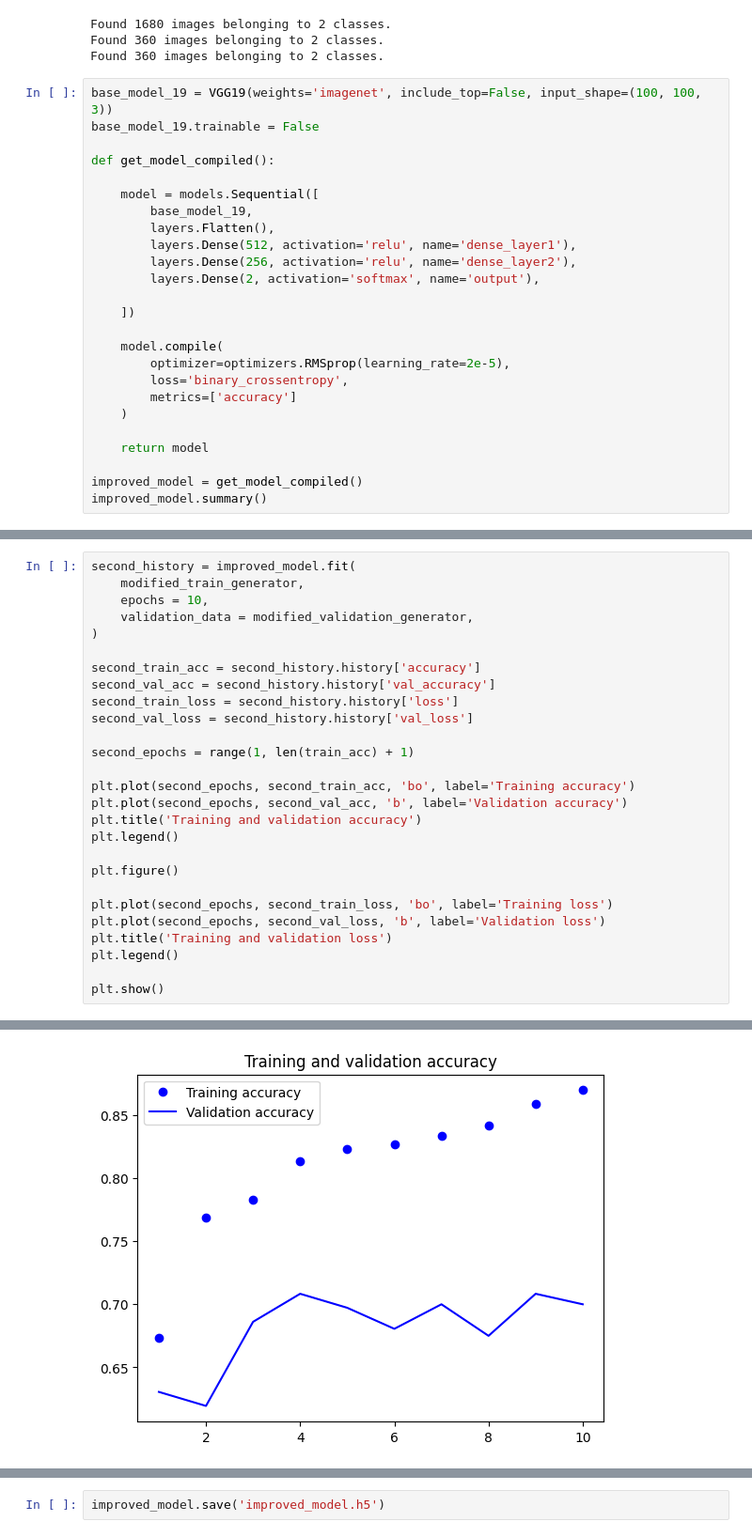
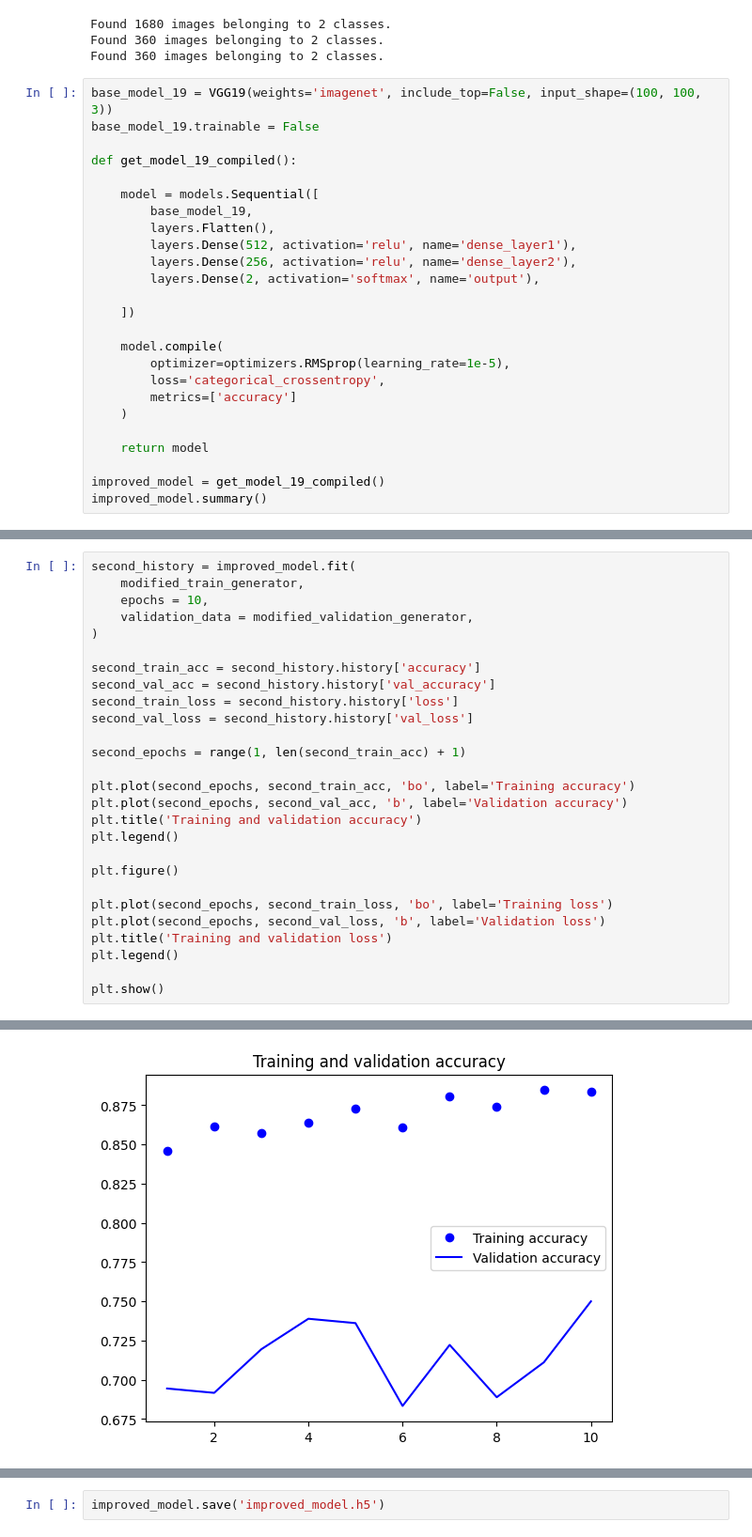
Before and after one commit to Lalo2077/Cartoon_Binary_Classification_Model, a Jupyter notebook: cartoon_binary_classification.ipynb, the cells around one changed output, grey strips where cells are left out. Shown at 94% size. Saved outputs shown, nothing was run; the diff lists cells and outputs as text.

```diff
--- a/cartoon_binary_classification.ipynb
+++ b/cartoon_binary_classification.ipynb
@@ -265,7 +265,7 @@ Found 360 images belonging to 2 classes.
 base_model_19 = VGG19(weights='imagenet', include_top=False, input_shape=(100, 100, 3))
 base_model_19.trainable = False
 
-def get_model_compiled():
+def get_model_19_compiled():
 
     model = models.Sequential([
         base_model_19,
@@ -277,13 +277,13 @@ def get_model_compiled():
     ])
 
     model.compile(
-        optimizer=optimizers.RMSprop(learning_rate=2e-5),
-        loss='binary_crossentropy',
+        optimizer=optimizers.RMSprop(learning_rate=1e-5),
+        loss='categorical_crossentropy',
         metrics=['accuracy']
     )
 
     return model
 
-improved_model = get_model_compiled()
+improved_model = get_model_19_compiled()
 improved_model.summary()
 # %% [output]
@@ -318,7 +316,7 @@ second_val_acc = second_history.history['val_accuracy']
 second_train_loss = second_history.history['loss']
 second_val_loss = second_history.history['val_loss']
 
-second_epochs = range(1, len(train_acc) + 1)
+second_epochs = range(1, len(second_train_acc) + 1)
 
 plt.plot(second_epochs, second_train_acc, 'bo', label='Training accuracy')
 plt.plot(second_epochs, second_val_acc, 'b', label='Validation accuracy')
@@ -357 +355 @@ Epoch 10/10
-[figure, old version]
+[figure, new version]
```
Also changed, not shown: parts of 12 cells of this notebook, 10 other files.
